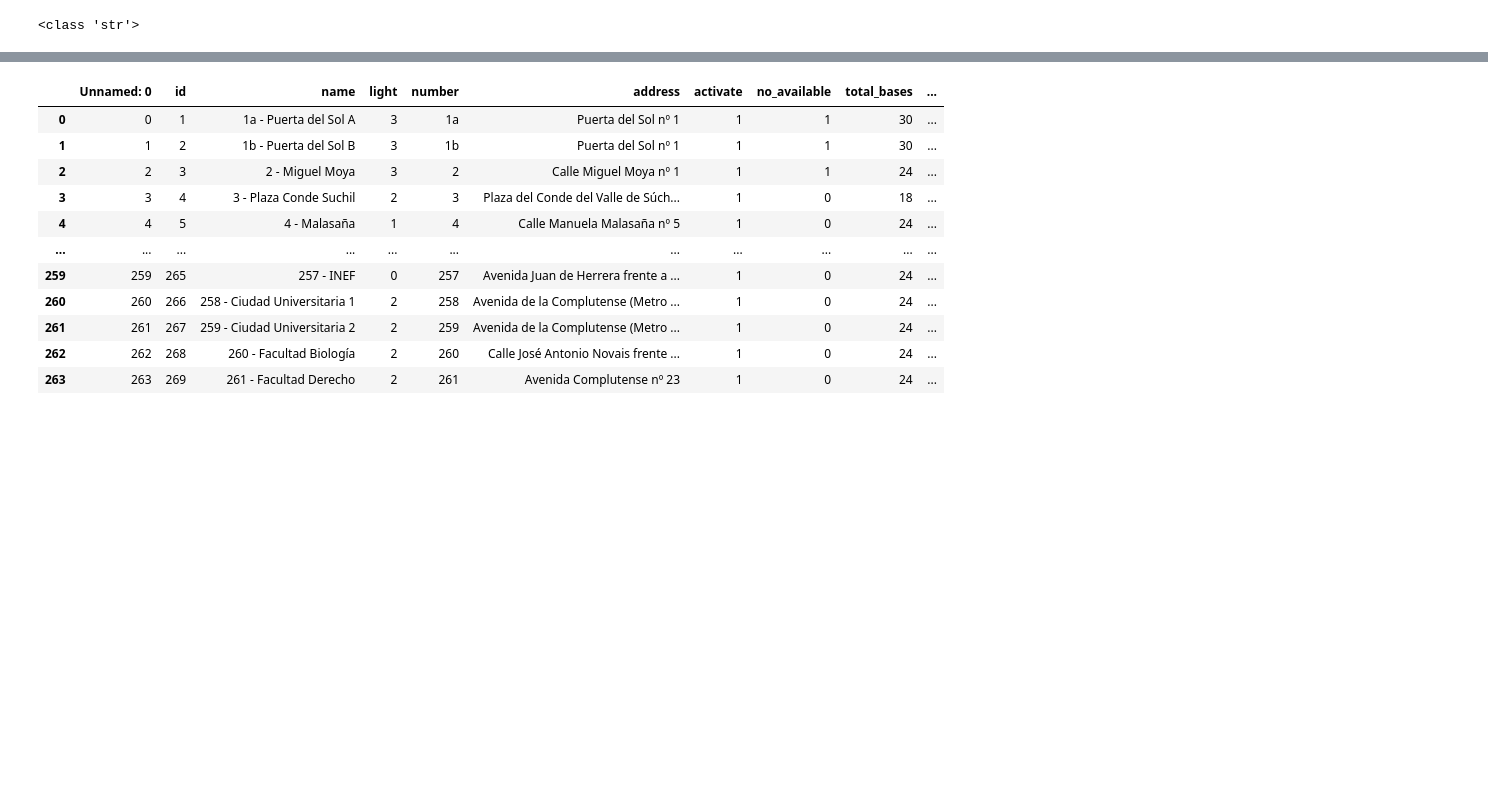
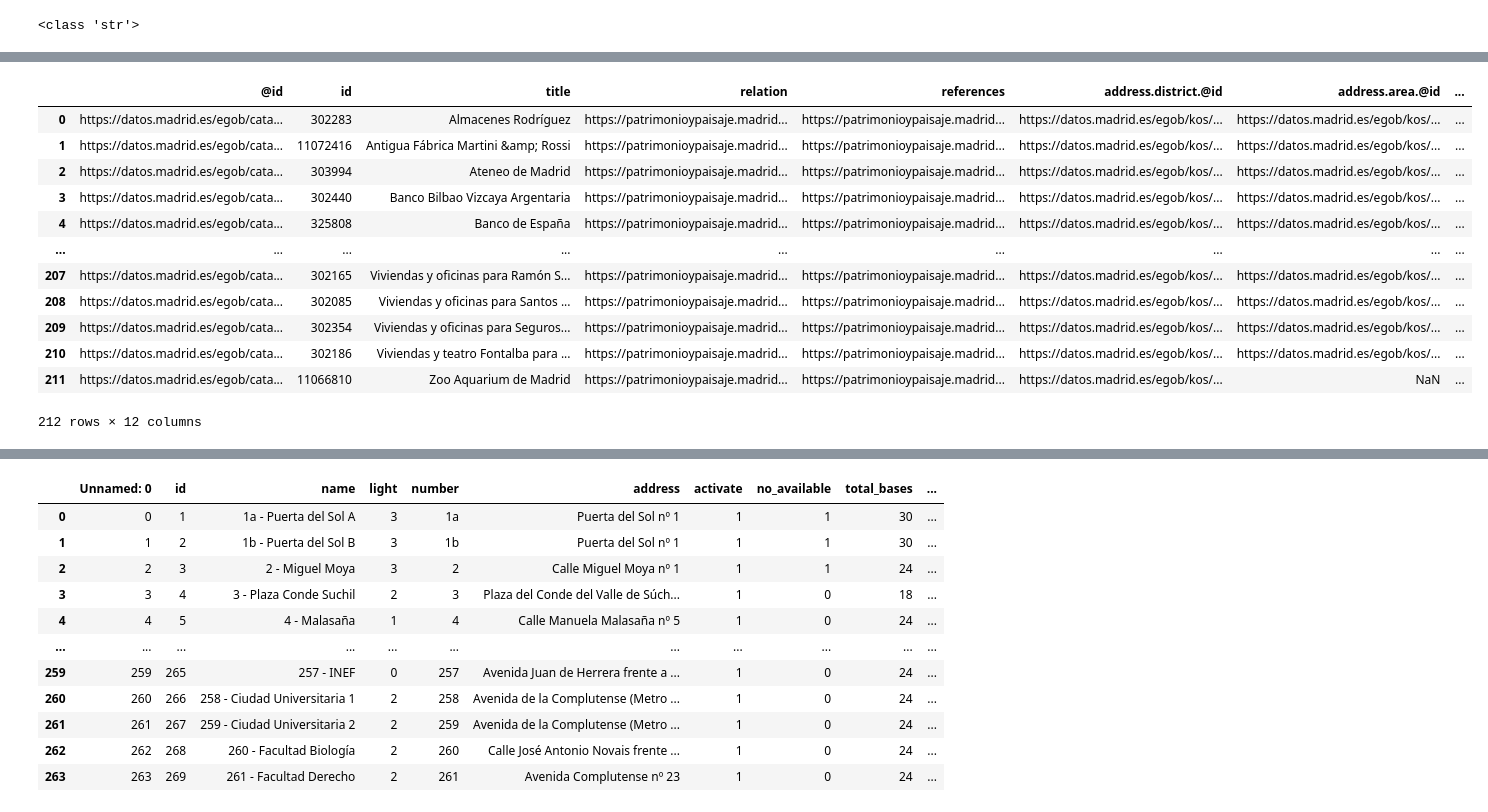
Before and after one commit to SilviaAlconGarrido/project_m1, a Jupyter notebook: notebooks/dev_notebook_.ipynb, the cells around one changed output, grey strips where cells are left out. Cells and saved outputs as stored; diff of their text form; code cells hidden in the pictures; blank space fills up the shorter version.

```diff
--- a/notebooks/dev_notebook_.ipynb
+++ b/notebooks/dev_notebook_.ipynb
@@ -15,9 +17,8 @@ import bs4
 # %%
 #api
-json_monumentos = 'https://datos.madrid.es/egob/catalogo/208844-0-monumentos-edificios.xml'
+json_monumentos = 'https://datos.madrid.es/egob/catalogo/208844-0-monumentos-edificios.json'
 print(type(json_monumentos))
 # %% [output]
 <class 'str'>
 # %%
-parsed_html = bs4.BeautifulSoup(html, 'html.parser')
-parsed_html
+response  = requests.get(json_monumentos)
@@ -41,0 +25,4 @@ parsed_html
+# %%
+#parsea el contenido como un json
+json = response.json()
+json['@graph']
@@ -41,0 +47,17 @@ parsed_html
+# %%
+df_json = pd.json_normalize(json['@graph'])
+df_json
+# %% [output]
+|  | @id | id | title | relation | references | address.district.@id | address.area.@id | ... |
+| 0 | https://datos.madrid.es/egob/cata... | 302283 | Almacenes Rodríguez | https://patrimonioypaisaje.madrid... | https://patrimonioypaisaje.madrid... | https://datos.madrid.es/egob/kos/... | https://datos.madrid.es/egob/kos/... | ... |
+| 1 | https://datos.madrid.es/egob/cata... | 11072416 | Antigua Fábrica Martini &amp; Rossi | https://patrimonioypaisaje.madrid... | https://patrimonioypaisaje.madrid... | https://datos.madrid.es/egob/kos/... | https://datos.madrid.es/egob/kos/... | ... |
+| 2 | https://datos.madrid.es/egob/cata... | 303994 | Ateneo de Madrid | https://patrimonioypaisaje.madrid... | https://patrimonioypaisaje.madrid... | https://datos.madrid.es/egob/kos/... | https://datos.madrid.es/egob/kos/... | ... |
+| 3 | https://datos.madrid.es/egob/cata... | 302440 | Banco Bilbao Vizcaya Argentaria | https://patrimonioypaisaje.madrid... | https://patrimonioypaisaje.madrid... | https://datos.madrid.es/egob/kos/... | https://datos.madrid.es/egob/kos/... | ... |
+| 4 | https://datos.madrid.es/egob/cata... | 325808 | Banco de España | https://patrimonioypaisaje.madrid... | https://patrimonioypaisaje.madrid... | https://datos.madrid.es/egob/kos/... | https://datos.madrid.es/egob/kos/... | ... |
+| ... | ... | ... | ... | ... | ... | ... | ... | ... |
+| 207 | https://datos.madrid.es/egob/cata... | 302165 | Viviendas y oficinas para Ramón S... | https://patrimonioypaisaje.madrid... | https://patrimonioypaisaje.madrid... | https://datos.madrid.es/egob/kos/... | https://datos.madrid.es/egob/kos/... | ... |
+| 208 | https://datos.madrid.es/egob/cata... | 302085 | Viviendas y oficinas para Santos ... | https://patrimonioypaisaje.madrid... | https://patrimonioypaisaje.madrid... | https://datos.madrid.es/egob/kos/... | https://datos.madrid.es/egob/kos/... | ... |
+| 209 | https://datos.madrid.es/egob/cata... | 302354 | Viviendas y oficinas para Seguros... | https://patrimonioypaisaje.madrid... | https://patrimonioypaisaje.madrid... | https://datos.madrid.es/egob/kos/... | https://datos.madrid.es/egob/kos/... | ... |
+| 210 | https://datos.madrid.es/egob/cata... | 302186 | Viviendas y teatro Fontalba para ... | https://patrimonioypaisaje.madrid... | https://patrimonioypaisaje.madrid... | https://datos.madrid.es/egob/kos/... | https://datos.madrid.es/egob/kos/... | ... |
+| 211 | https://datos.madrid.es/egob/cata... | 11066810 | Zoo Aquarium de Madrid | https://patrimonioypaisaje.madrid... | https://patrimonioypaisaje.madrid... | https://datos.madrid.es/egob/kos/... | NaN | ... |
+212 rows × 12 columns
```
Also changed, not shown: parts of 21 cells of this notebook.
